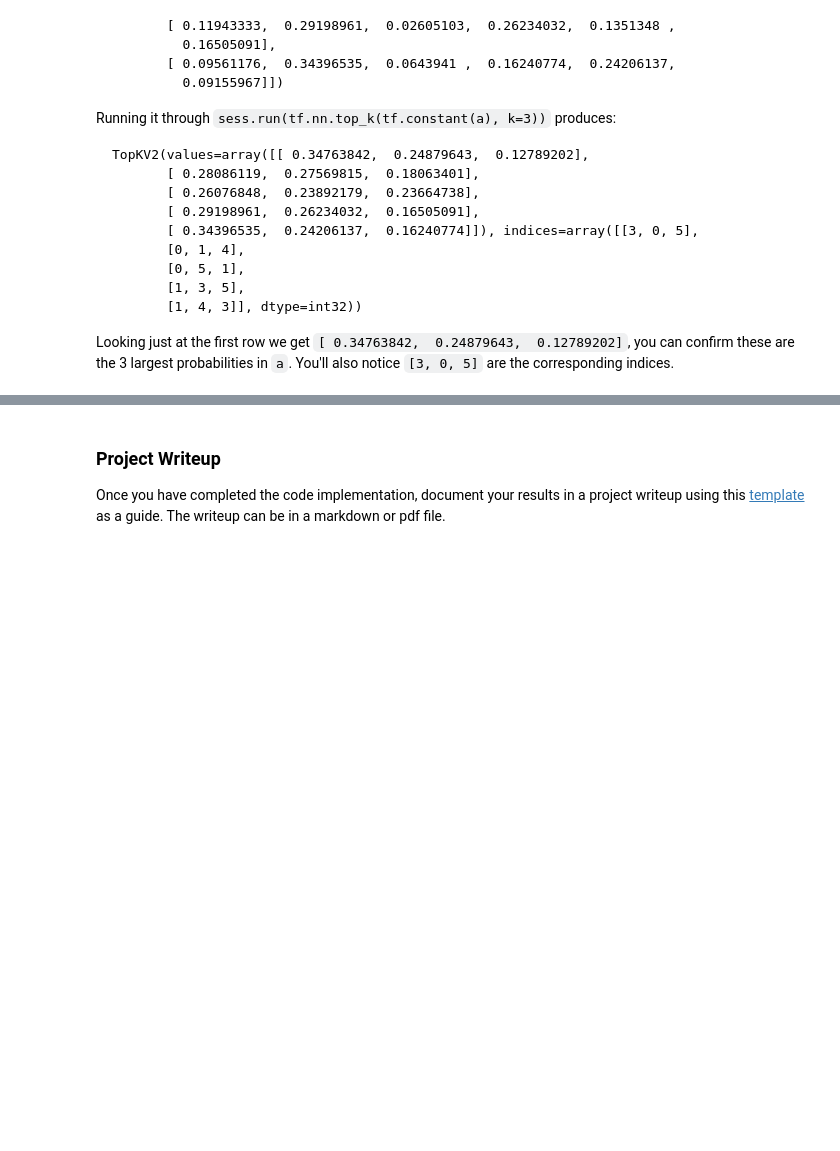
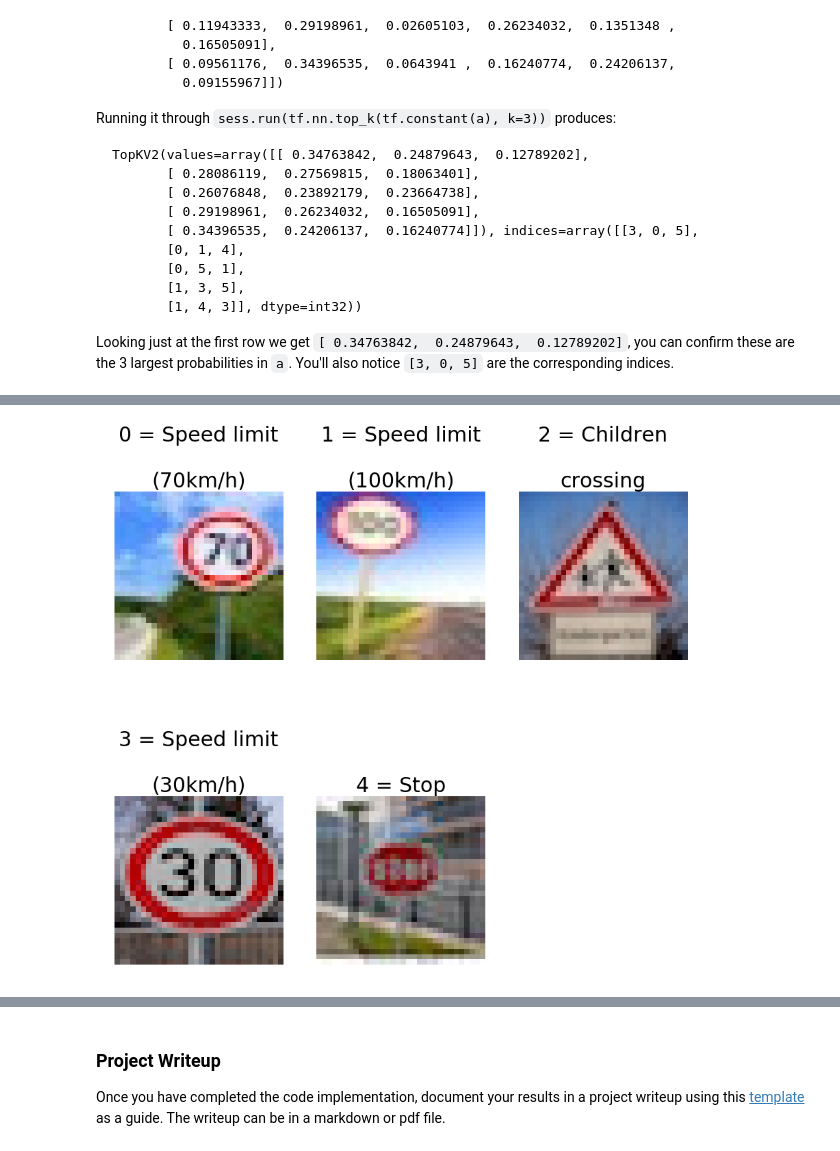
Before and after one commit to gholness1/CarND-Traffic-Sign-Classifier-Project, a Jupyter notebook: Traffic_Sign_Classifier.ipynb, the cells around one changed output, grey strips where cells are left out. Drawn from its saved outputs; the diff is of its cells as text; code cells hidden in the pictures; blank space fills up the shorter version.

```diff
--- a/Traffic_Sign_Classifier.ipynb
+++ b/Traffic_Sign_Classifier.ipynb
@@ -787,0 +812,79 @@ print("\n" + str(values))
+# %%
+### Load the images and plot them here.
+### Feel free to use as many code cells as needed.
+
+#####
+# I did a search in Google image search for "German Road Signs"
+# located color JPG images and changed their size to be 32 x 32 pixels.
+# To make life easier for myself, I renamed them...
+#
+# sign1.jpg - class label 4, Speed limit 70km/h
+# sign2.jpg - class label 7, Speed limit 100 km/h
+# sign3.jpg - class label 28, Children crossing
+# sign4.jpg - class label 1,  Speed limit 30km/h
+# sign5.jpg - class label 14, Stop
+##
+import matplotlib.pyplot as plt
+from textwrap import wrap
+import numpy as np
+import cv2
+
+NUM_IMAGES= 5
+IMAGE_EXTENSION=".jpg"
+
+#####
+# retrieve the class names for the signs
+##
+with open('./signnames.csv', 'r') as f:
+    sign_names = dict(line.strip().split(',') for line in f.readlines()[1:])
+
+NUM_IMAGES= 5
+
+web_exemplars = np.ndarray([5, 32, 32, 3],dtype=np.uint8)
+
+#####
+# retrieve the five german road signs from the directory where downloaded
+# from Google image search and sized to 32 x 32 pixel RGB image.
+##
+image_names= [ './five_german/sign{:d}.jpg'.format(i) for i in range(1,NUM_IMAGES+1)]
+print(image_names)
+
+#####
+# build the image names and read them into memory
+##
+img = cv2.imread(image_names[0],cv2.IMREAD_COLOR)
+print(img.shape)
+
+for i in range(NUM_IMAGES):
+    web_exemplars[i,...]= cv2.imread(image_names[i],cv2.IMREAD_COLOR)
+
+# note:  these are hard coded because that's what I downloaded
+y_web_exemplars = np.array([4, 7, 28, 1, 14])
+
+print("web_exemplars shape= ",web_exemplars.shape)
+
+print("y_web_exemplars shape= ",y_web_exemplars.shape)
+print("y_web_exemplars= ",y_web_exemplars)
+
+nRows=2
+nCols=3
+
+plt.figure(figsize=(15,15))
+for i in range(0,NUM_IMAGES):
+    plt.subplot(nRows,nCols, i+1)
+    plt.title("\n\n".join(wrap('{0} = {1}'.format(i, sign_names[str(y_web_exemplars[i])]), 20)), fontsize=30)
+    img= cv2.cvtColor(web_exemplars[i,...],cv2.COLOR_BGR2RGB)
+    plt.imshow(img)
+    plt.axis('off')
+
+
+web_exemplars_n= preprocess1(web_exemplars)
+
+plt.figure(figsize=(15,15))
+for i in range(0,NUM_IMAGES):
+    plt.subplot(nRows,nCols, i+1)
+    plt.title("\n\n".join(wrap('{0} = {1}'.format(i, sign_names[str(y_web_exemplars[i])]), 20)), fontsize=30)
+    img= web_exemplars_n[i,...,0]
+    plt.imshow(img,cmap='gray')
+    plt.axis('off')
+# %% [output]
@@ -787,0 +900 @@ print("\n" + str(values))
+[figure, added]
```
Also changed, not shown: parts of 18 cells of this notebook, 5 other files.
